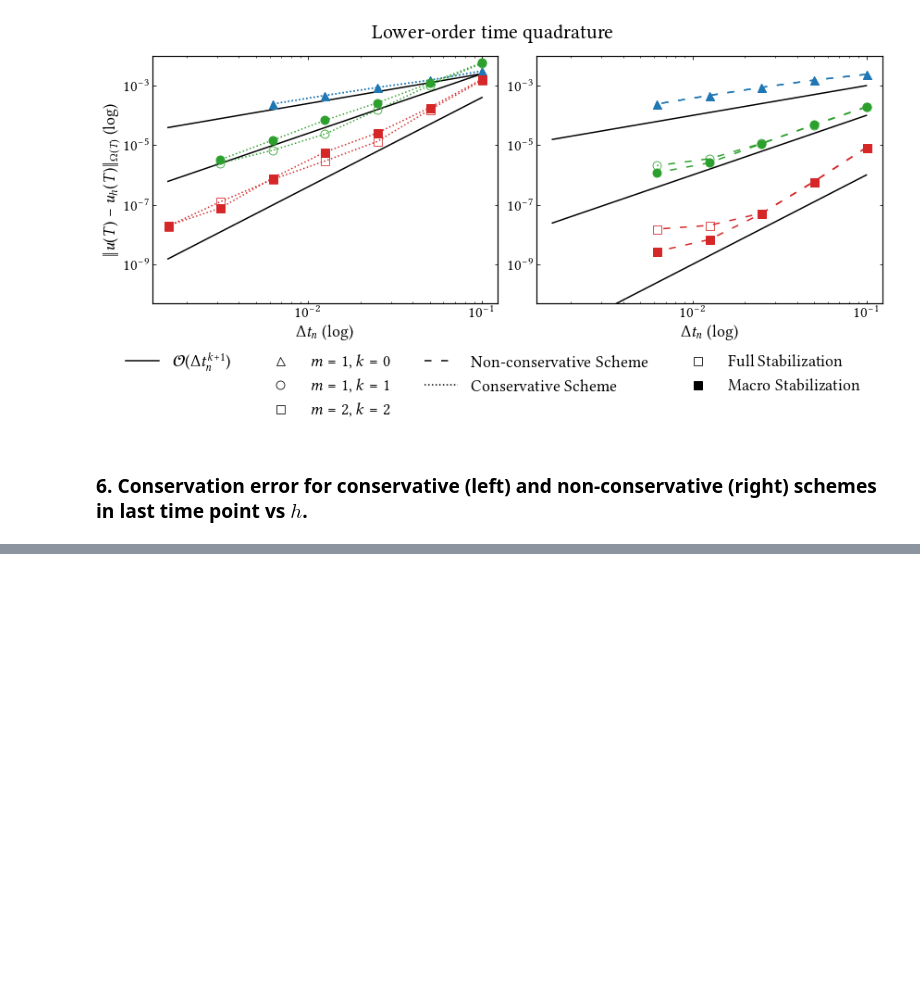
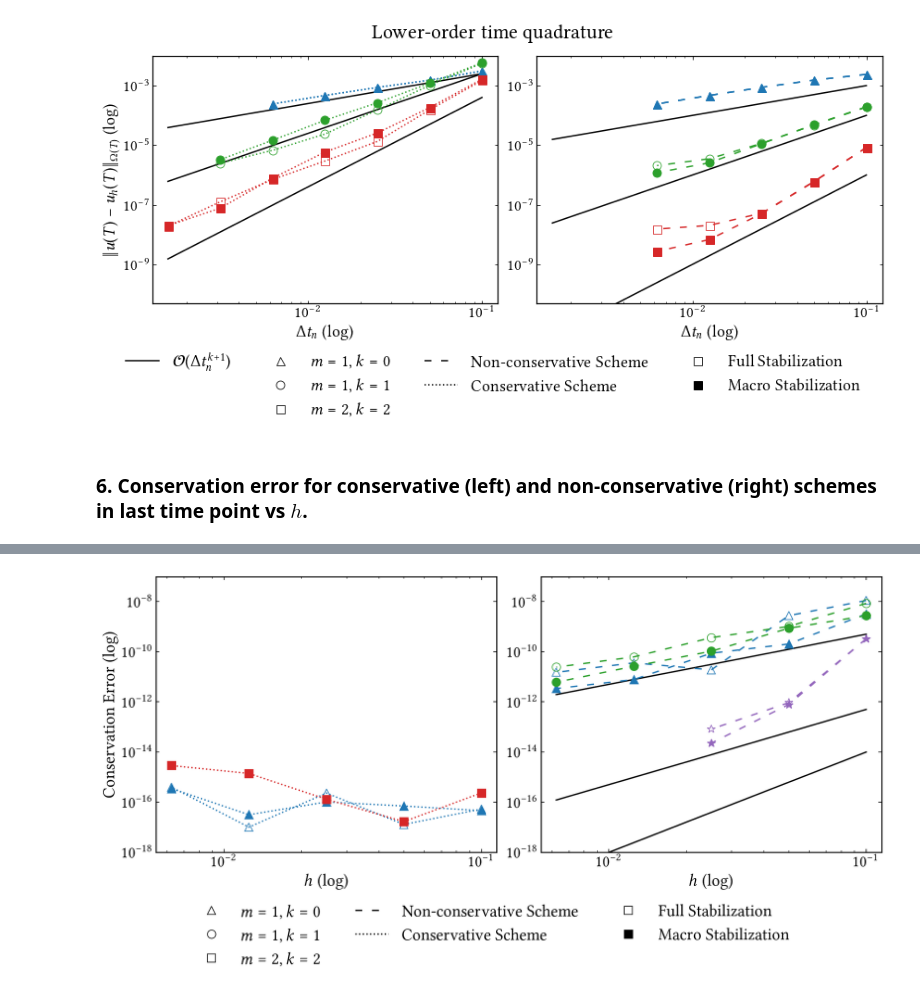
Before and after one commit to CutFEM/CutFEM-Library, a Jupyter notebook: notebook/convection_diffusion/example1.ipynb, the cells around one changed output, grey strips where cells are left out. Drawn from its saved outputs; the diff is of its cells as text; code cells hidden in the pictures; blank space fills up the shorter version.

```diff
--- a/notebook/convection_diffusion/example1.ipynb
+++ b/notebook/convection_diffusion/example1.ipynb
@@ -626,17 +647,17 @@ plt.show()
 
 error_conservative_P0P1_fullstab = [5.280403393183308e-17, 1.293419310457317e-17, 2.311948900959827e-16, 1.00754039680307e-17, 3.985281811199807e-16]
 error_conservative_P0P1_macro = [4.586514002792585e-17, 7.033253374231357e-17, 1.018720172915643e-16, 3.155795945541267e-17, 3.499559237926301e-16]
-error_conservative_P1P1_fullstab =
-error_conservative_P1P1_macro =
-error_conservative_P2P2_fullstab =
+# error_conservative_P1P1_fullstab =
+# error_conservative_P1P1_macro =
+# error_conservative_P2P2_fullstab =
 error_conservative_P2P2_macro = [2.335778055348459e-16, 1.678649894868572e-17, 1.301546591586222e-16, 1.39702853938414e-15, 2.893564378594458e-15]
 
 error_classical_P0P1_fullstab = [1.107459959577467e-08, 2.752354836155308e-09, 1.8931990133191e-11, 3.616512331259579e-11, 1.510295059872924e-11]
 error_classical_P0P1_macro = [3.225771923119186e-09, 2.039422163370002e-10, 8.710088678993236e-11, 7.776726845950667e-12, 3.395842176649564e-12]
 error_classical_P1P1_fullstab = [8.468055628998045e-09, 1.021918097810032e-09, 3.654692889896662e-10, 6.220686152289866e-11, 2.435528560798695e-11]
 error_classical_P1P1_macro =  [2.742173554961142e-09, 8.63479365342717e-10, 1.048726405626301e-10, 2.637566934291834e-11, 6.085802459450565e-12]
-error_classical_P2P2_fullstab =
-error_classical_P2P2_macro =
+# error_classical_P2P2_fullstab =
+# error_classical_P2P2_macro =
 
 error_classical_P3P3_fullstab = [3.26627673950179e-10, 9.331245442268732e-13, 8.188063239112091e-14]    # h = 0.1, 0.05, 0.025
 error_classical_P3P3_macro = [3.272531874800406e-10, 7.855481486785743e-13, 2.27404396481196e-14]
@@ -647,13 +668,11 @@ h = [0.1, 0.05, 0.025, 0.0125, 0.00625]
 
 fig, (ax1, ax2) = plt.subplots(1, 2, figsize=(12, 5))
 
-#ax1.loglog(h, 1.e-2*np.power(h, 4), linestyle="-", color="black")
-
-#ax1.loglog(h, error_conservative_P0P1_fullstab, marker='^', markersize=9, linestyle=":", markeredgewidth=0.8, markerfacecolor="None", color="C0")
-#ax1.loglog(h, error_conservative_P0P1_macro, marker='^', markersize=9, linestyle=":", color="C0")
-ax1.loglog(h, error_conservative_P1P1_fullstab, marker='o', markersize=9, linestyle=":", markeredgewidth=0.8, markerfacecolor="None", color="C2")
-ax1.loglog(h, error_conservative_P1P1_macro, marker='o', markersize=9, linestyle=":", color="C2")
-ax1.loglog(h, error_conservative_P2P2_fullstab, marker='s', markersize=9, linestyle=":", markeredgewidth=0.8, markerfacecolor="None", color="C3")
+ax1.loglog(h, error_conservative_P0P1_fullstab, marker='^', markersize=9, linestyle=":", markeredgewidth=0.8, markerfacecolor="None", color="C0")
+ax1.loglog(h, error_conservative_P0P1_macro, marker='^', markersize=9, linestyle=":", color="C0")
+#ax1.loglog(h, error_conservative_P1P1_fullstab, marker='o', markersize=9, linestyle=":", markeredgewidth=0.8, markerfacecolor="None", color="C2")
+#ax1.loglog(h, error_conservative_P1P1_macro, marker='o', markersize=9, linestyle=":", color="C2")
+#ax1.loglog(h, error_conservative_P2P2_fullstab, marker='s', markersize=9, linestyle=":", markeredgewidth=0.8, markerfacecolor="None", color="C3")
 ax1.loglog(h, error_conservative_P2P2_macro, marker='s', markersize=9, linestyle=":", color="C3")
 
 
@@ -664,14 +683,16 @@ ax1.set_ylim(1e-18, 1e-7)
 
 ax2.loglog(h, 0.5e-7*np.power(h, 2), linestyle="-", color="black")
 ax2.loglog(h, 0.5e-9*np.power(h, 3), linestyle="-", color="black")
-#ax2.loglog(h, error_classical_P0P1_fullstab, marker='^', markersize=9, linestyle=(0, (5,7)), markeredgewidth=0.8, markerfacecolor="None", color="C0")
-#ax2.loglog(h, error_classical_P0P1_macro, marker='^', markersize=9, linestyle=(0, (5,7)), color="C0")
+ax2.loglog(h, 1.e-10*np.power(h, 4), linestyle="-", color="black")
+ax2.loglog(h, error_classical_P0P1_fullstab, marker='^', markersize=9, linestyle=(0, (5,7)), markeredgewidth=0.8, markerfacecolor="None", color="C0")
+ax2.loglog(h, error_classical_P0P1_macro, marker='^', markersize=9, linestyle=(0, (5,7)), color="C0")
 ax2.loglog(h, error_classical_P1P1_fullstab, marker='o', markersize=9, linestyle=(0, (5,7)), markeredgewidth=0.8, markerfacecolor="None", color="C2")
 ax2.loglog(h, error_classical_P1P1_macro, marker='o', markersize=9, linestyle=(0, (5,7)), color="C2")
-ax2.loglog(h, error_classical_P2P2_fullstab, marker='s', markersize=9, linestyle=(0, (5,7)), markeredgewidth=0.8, markerfacecolor="None", color="C3")
-ax2.loglog(h, error_classical_P2P2_macro, marker='s', markersize=9, linestyle=(0, (5,7)), color="C3")
+#ax2.loglog(h, error_classical_P2P2_fullstab, marker='s', markersize=9, linestyle=(0, (5,7)), markeredgewidth=0.8, markerfacecolor="None", color="C3")
+#ax2.loglog(h, error_classical_P2P2_macro, marker='s', markersize=9, linestyle=(0, (5,7)), color="C3")
 
-#ax1.loglog(h[:-2], error_classical_P3P3_fullstab, marker='s', markersize=9, linestyle=(0, (5,7)), markeredgewidth=0.8, markerfacecolor="None", color="C4")
+ax2.loglog(h[:-2], error_classical_P3P3_fullstab, marker='*', markersize=9, linestyle=(0, (5,7)), markeredgewidth=0.8, markerfacecolor="None", color="C4")
+ax2.loglog(h[:-2], error_classical_P3P3_macro, marker='*', markersize=9, linestyle=(0, (5,7)), color="C4")
 
 
 
@@ -714,0 +735 @@ SyntaxError: invalid syntax (<ipython-input-10-a705f3fddb57>, line 1)
+[figure, added]
```
Also changed, not shown: parts of 2 cells of this notebook, 3 other files.
